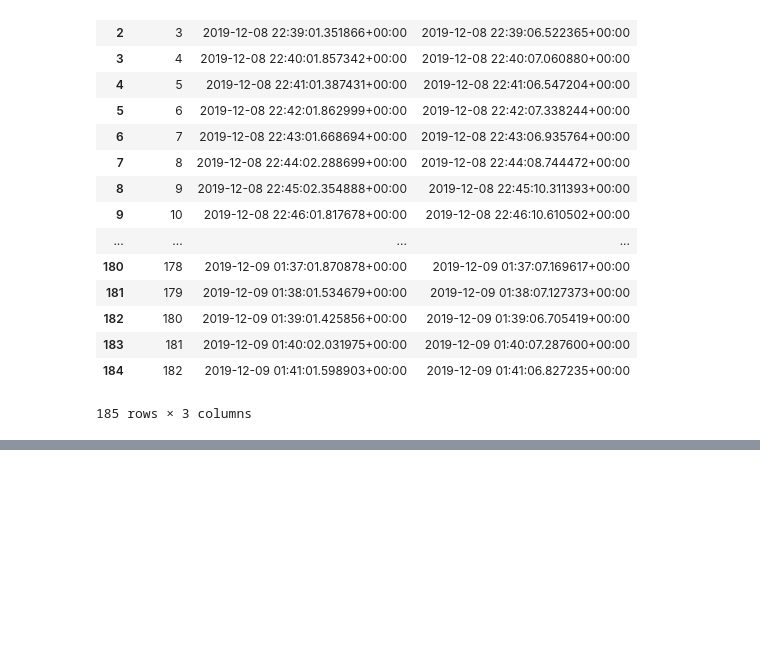
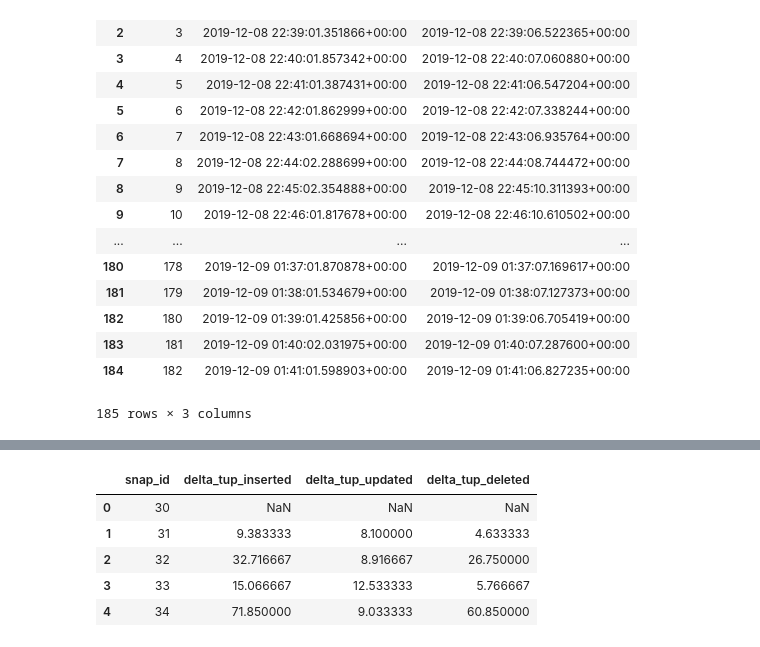
Before and after one commit to aws-samples/aurora-and-database-migration-labs, a Jupyter notebook: Code/PGPerfStatsSnapper/Juypter/snapper_exploration.ipynb, the cells around one changed output, grey strips where cells are left out. Drawn from its saved outputs; the diff is of its cells as text; code cells hidden in the pictures; blank space fills up the shorter version.

Commit message:
updating bigint to numeric in Jupyter notebook

```diff
--- a/Code/PGPerfStatsSnapper/Juypter/snapper_exploration.ipynb
+++ b/Code/PGPerfStatsSnapper/Juypter/snapper_exploration.ipynb
@@ -173,48 +193,55 @@ ax.set_ylabel("# of tuples")
 dml_stat = pd.read_sql_query('''with pg_stat_database_vw as (
 select a.snap_id,sample_start_time,datname,numbackends,
 xact_commit ,
 xact_rollback   ,
 blks_read  as blks_read       ,
 blks_hit  as blks_hit      ,
 tup_returned  as tup_returned  ,
 tup_fetched   as tup_fetched  ,
 tup_inserted   as tup_inserted ,
 tup_updated    as tup_updated ,
 tup_deleted   as tup_deleted ,
 conflicts       ,
 temp_files      ,
 temp_bytes   as temp_bytes   ,
 deadlocks       ,
 blk_read_time   ,
 blk_write_time  ,
 stats_reset
 from pg_stat_database_history a, pg_awr_snapshots_cust b where a.snap_id = b.snap_id
 and a.snap_id between %(begin_snap_id)s and %(end_snap_id)s
 and datname not in ('rdsadmin','template0','template1')
 )
 ,get_lag_data as (select snap_id,sample_start_time,datname,
-(lead(xact_commit::bigint,0) over (partition by datname order by snap_id)-lead(xact_commit::bigint,-1) over (partition by datname order by snap_id))/60 as delta_xact_commit,
-(lead(xact_rollback::bigint,0) over (partition by datname order by snap_id)-lead(xact_rollback::bigint,-1) over (partition by datname order by snap_id))/60 as delta_xact_rollback,
-(lead(blks_read::bigint,0) over (partition by datname order by snap_id)-lead(blks_read::bigint,-1) over (partition by datname order by snap_id))/60 as delta_blks_read,
-(lead(blks_hit::bigint,0) over (partition by datname order by snap_id)-lead(blks_hit::bigint,-1) over (partition by datname order by snap_id))/60 as delta_blks_hit,
-(lead(tup_returned::bigint,0) over (partition by datname order by snap_id)-lead(tup_returned::bigint,-1) over (partition by datname order by snap_id))/60 as delta_tup_returned,
-(lead(tup_fetched::bigint,0) over (partition by datname order by snap_id)-lead(tup_fetched::bigint,-1) over (partition by datname order by snap_id))/60 as delta_tup_fetched,
-(lead(tup_inserted::bigint,0) over (partition by datname order by snap_id)-lead(tup_inserted::bigint,-1) over (partition by datname order by snap_id))/60 as delta_tup_inserted,
-(lead(tup_updated::bigint,0) over (partition by datname order by snap_id)-lead(tup_updated::bigint,-1) over (partition by datname order by snap_id))/60 as delta_tup_updated,
-(lead(tup_deleted::bigint,0) over (partition by datname order by snap_id)-lead(tup_deleted::bigint,-1) over (partition by datname order by snap_id))/60 as delta_tup_deleted,
-(lead(conflicts::bigint,0) over (partition by datname order by snap_id)-lead(conflicts::bigint,-1) over (partition by datname order by snap_id))/60 as delta_conflicts,
-(lead(temp_files::bigint,0) over (partition by datname order by snap_id)-lead(temp_files::bigint,-1) over (partition by datname order by snap_id))/60 as delta_temp_files,
-(lead(temp_bytes::bigint,0) over (partition by datname order by snap_id)-lead(temp_bytes::bigint,-1) over (partition by datname order by snap_id))/60 as delta_temp_bytes,
-(lead(deadlocks::bigint,0) over (partition by datname order by snap_id)-lead(deadlocks::bigint,-1) over (partition by datname order by snap_id))/60 as delta_deadlocks,
-(lead(blk_read_time::bigint,0) over (partition by datname order by snap_id)-lead(blk_read_time::bigint,-1) over (partition by datname order by snap_id))/60 as delta_blk_read_time,
-(lead(blk_write_time::bigint,0) over (partition by datname order by snap_id)-lead(blk_write_time::bigint,-1) over (partition by datname order by snap_id))/60 as delta_blk_write_time,
+(lead(xact_commit::numeric,0) over (partition by datname order by snap_id)-lead(xact_commit::numeric,-1) over (partition by datname order by snap_id))/60 as delta_xact_commit,
+(lead(xact_rollback::numeric,0) over (partition by datname order by snap_id)-lead(xact_rollback::numeric,-1) over (partition by datname order by snap_id))/60 as delta_xact_rollback,
+(lead(blks_read::numeric,0) over (partition by datname order by snap_id)-lead(blks_read::numeric,-1) over (partition by datname order by snap_id))/60 as delta_blks_read,
+(lead(blks_hit::numeric,0) over (partition by datname order by snap_id)-lead(blks_hit::numeric,-1) over (partition by datname order by snap_id))/60 as delta_blks_hit,
+(lead(tup_returned::numeric,0) over (partition by datname order by snap_id)-lead(tup_returned::numeric,-1) over (partition by datname order by snap_id))/60 as delta_tup_returned,
+(lead(tup_fetched::numeric,0) over (partition by datname order by snap_id)-lead(tup_fetched::numeric,-1) over (partition by datname order by snap_id))/60 as delta_tup_fetched,
+(lead(tup_inserted::numeric,0) over (partition by datname order by snap_id)-lead(tup_inserted::numeric,-1) over (partition by datname order by snap_id))/60 as delta_tup_inserted,
+(lead(tup_updated::numeric,0) over (partition by datname order by snap_id)-lead(tup_updated::numeric,-1) over (partition by datname order by snap_id))/60 as delta_tup_updated,
+(lead(tup_deleted::numeric,0) over (partition by datname order by snap_id)-lead(tup_deleted::numeric,-1) over (partition by datname order by snap_id))/60 as delta_tup_deleted,
+(lead(conflicts::numeric,0) over (partition by datname order by snap_id)-lead(conflicts::numeric,-1) over (partition by datname order by snap_id))/60 as delta_conflicts,
+(lead(temp_files::numeric,0) over (partition by datname order by snap_id)-lead(temp_files::numeric,-1) over (partition by datname order by snap_id))/60 as delta_temp_files,
+(lead(temp_bytes::numeric,0) over (partition by datname order by snap_id)-lead(temp_bytes::numeric,-1) over (partition by datname order by snap_id))/60 as delta_temp_bytes,
+(lead(deadlocks::numeric,0) over (partition by datname order by snap_id)-lead(deadlocks::numeric,-1) over (partition by datname order by snap_id))/60 as delta_deadlocks,
+(lead(blk_read_time::numeric,0) over (partition by datname order by snap_id)-lead(blk_read_time::numeric,-1) over (partition by datname order by snap_id))/60 as delta_blk_read_time,
+(lead(blk_write_time::numeric,0) over (partition by datname order by snap_id)-lead(blk_write_time::numeric,-1) over (partition by datname order by snap_id))/60 as delta_blk_write_time,
 stats_reset
 from pg_stat_database_vw)
 select snap_id,delta_tup_inserted,delta_tup_updated,delta_tup_deleted
 from get_lag_data
 where datname=%(db_name)s;''',cnx,params={'begin_snap_id' : 30, 'end_snap_id' : 180, 'db_name' : 'pg-ces-4c664f1d-e9b0-4dbf-a2dd-3a4b77b5161e'})
 
 dml_stat.head()
+# %% [output]
+|  | snap_id | delta_tup_inserted | delta_tup_updated | delta_tup_deleted |
+| 0 | 30 | NaN | NaN | NaN |
+| 1 | 31 | 9.383333 | 8.100000 | 4.633333 |
+| 2 | 32 | 32.716667 | 8.916667 | 26.750000 |
+| 3 | 33 | 15.066667 | 12.533333 | 5.766667 |
+| 4 | 34 | 71.850000 | 9.033333 | 60.850000 |
 # %%
 ax = dml_stat.plot(x='snap_id',title='Tuples inserted / updated / deleted',figsize=(20,5))
 ax.set_ylabel("# of tuples")
```
Also changed, not shown: parts of 9 cells of this notebook.
